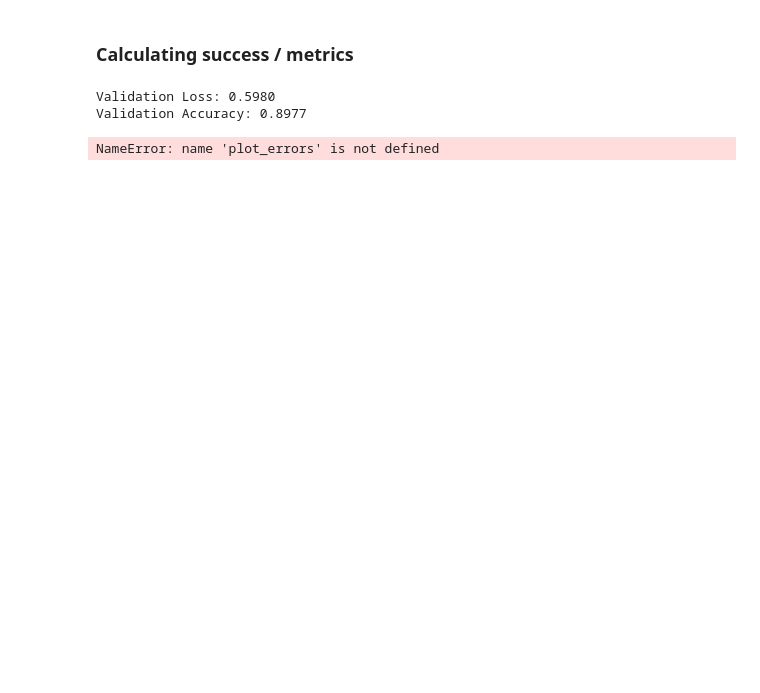
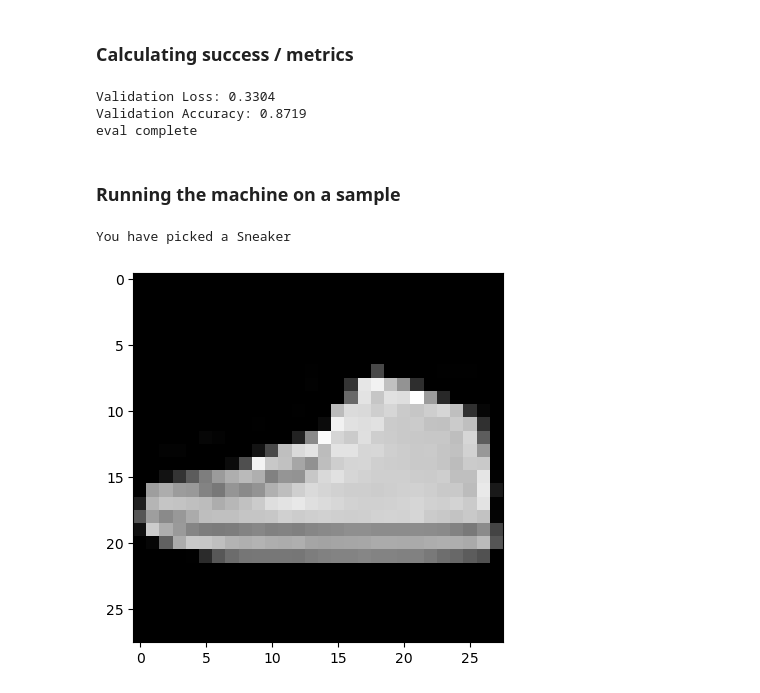
Before and after one commit to AskSalomon/Data-201, a Jupyter notebook: ShirtorShoe.ipynb, the cells around one changed output. Saved outputs shown, nothing was run; the diff lists cells and outputs as text; code cells hidden in the pictures; blank space fills up the shorter version.

```diff
--- a/ShirtorShoe.ipynb
+++ b/ShirtorShoe.ipynb
@@ -271,22 +328,24 @@ KeyboardInterrupt:
 # This is for module evaluation, we start by setting the model to evaluate mode
 model.eval()
 validation_loss = 0.0
-accuracy_metric = Accuracy(task="multiclass", num_classes=10)
+accuracy_metric.reset()
 
 with torch.no_grad():
 
   for features, labels in test_loader:
+      # forward
       outputs = model(features)
+      # loss
       loss = criterion(outputs, labels)
       validation_loss += loss.item()
-      # Accuracy
+      # update accuracy
       accuracy_metric.update(outputs, labels)
 
 validation_loss_epoch = validation_loss/len(test_loader)
-accuracy = accuracy_metric.compute()
+validation_accuracy = accuracy_metric.compute()
 
 print(f"Validation Loss: {validation_loss_epoch:.4f}")
-print(f"Validation Accuracy: {accuracy:.4f}")
+print(f"Validation Accuracy: {validation_accuracy:.4f}")
 
 # set back to training mode
 model.train()
@@ -295,5 +354,6 @@ accuracy_metric.reset()
 # Because I need extra help seeing if the task is done:
 print("eval complete")
 # %% [output]
-Validation Loss: 0.5980
-Validation Accuracy: 0.8977
+Validation Loss: 0.3304
+Validation Accuracy: 0.8719
+eval complete
@@ -305,17 +360,2 @@ Validation Accuracy: 0.8977
-# %%
-# Create accuracy metric using torch metrics
-metric = torchmetrics.Accuracy(task="multiclass", num_classes=10)
-for features, labels in train_loader:
-    outputs = model(features)
-
-    # Calculate accuracy over the batch
-    acc = metric(outputs.softmax(dim=-1), labels)
-
-# Calculate accuracy over the whole epoch
-acc = metric.compute()
-
-# Reset the metric for the next epoch
-metric.reset()
-plot_errors(model, train_loader)
-# %% [output]
-NameError: name 'plot_errors' is not defined
+# %% [markdown]
+### Running the machine on a sample
@@ -321,0 +375,17 @@ NameError: name 'plot_errors' is not defined
+# %%
+# Choose a sample!
+sample_index = 3668
+# %%
+# visualising the image before running it:
+sample_features = features_tensor_test[sample_index]
+sample_label = target_tensor_test[sample_index]
+# Batch dimensions is a big problem
+sample_features = sample_features.unsqueeze(0)
+# %%
+if sample_features.shape[1] == 784:  # Assuming 28x28 images flattened to 784
+    plt.imshow(sample_features.view(28, 28).numpy(), cmap='gray')
+    print(f"You have picked a {clothing_labels[sample_label.item()]}")
+    plt.show()
+# %% [output]
+You have picked a Sneaker
+[figure, added]
```
Also changed, not shown: parts of 16 cells of this notebook.
